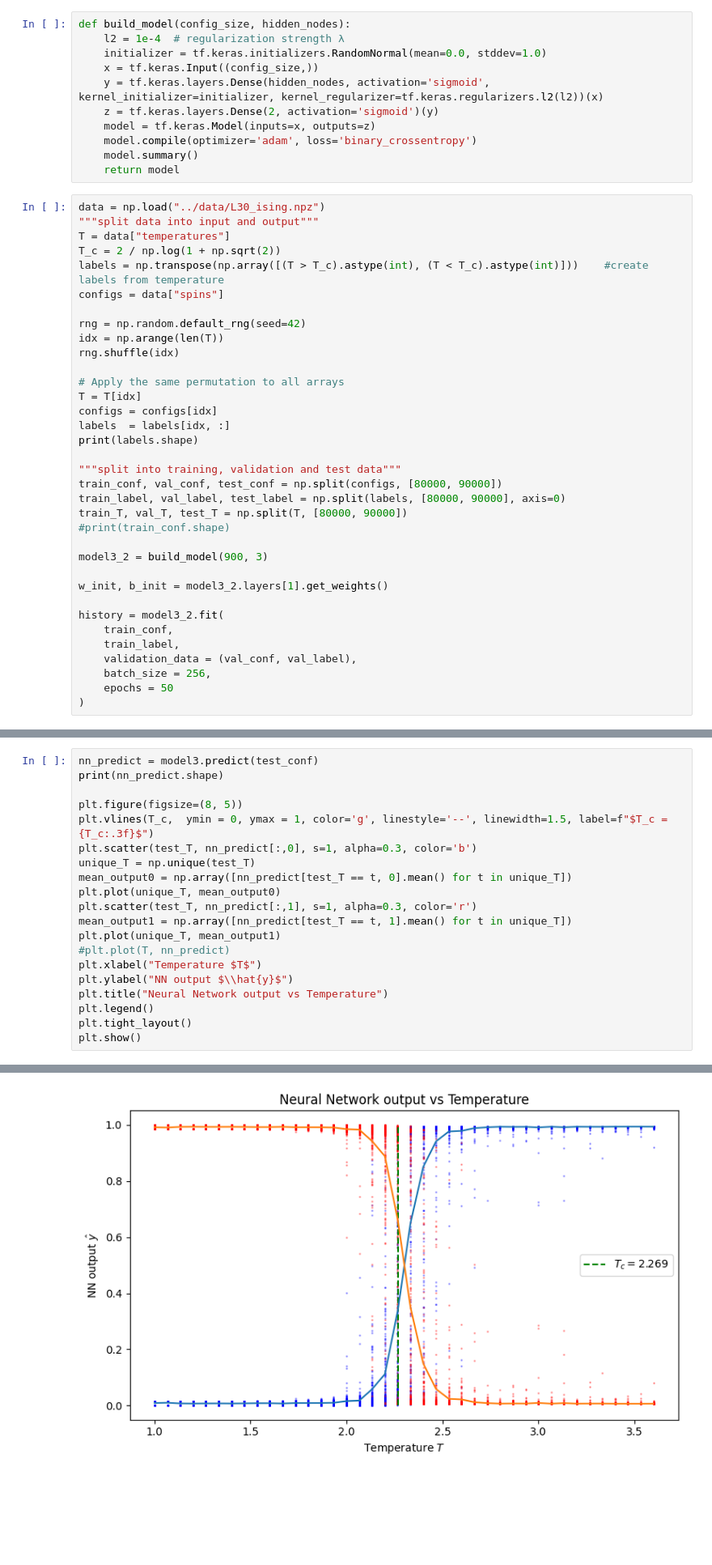
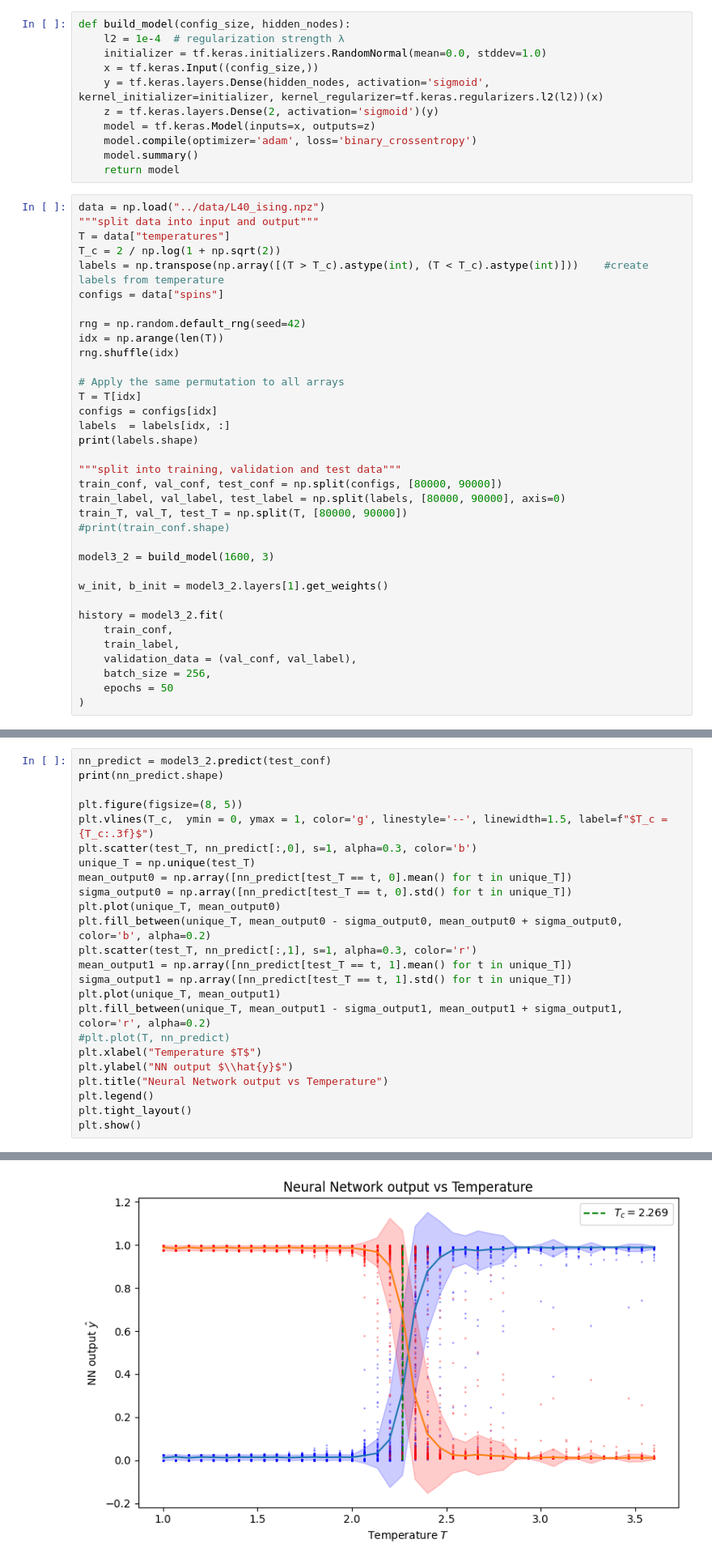
Before and after one commit to Dragulalala/CSP-Project-Ising-CNN, a Jupyter notebook: mario/NN_mario.ipynb, the cells around one changed output, grey strips where cells are left out. Shown at 81% size. Cells and saved outputs as stored; diff of their text form; blank space fills up the shorter version.

```diff
--- a/mario/NN_mario.ipynb
+++ b/mario/NN_mario.ipynb
@@ -168,7 +217,7 @@ def build_model(config_size, hidden_nodes):
     model.summary()
     return model
 # %%
-data = np.load("../data/L30_ising.npz")
+data = np.load("../data/L40_ising.npz")
 """split data into input and output"""
 T = data["temperatures"]
 T_c = 2 / np.log(1 + np.sqrt(2))
@@ -191,7 +240,7 @@ train_label, val_label, test_label = np.split(labels, [80000, 90000], axis=0)
 train_T, val_T, test_T = np.split(T, [80000, 90000])
 #print(train_conf.shape)
 
-model3_2 = build_model(900, 3)
+model3_2 = build_model(1600, 3)
 
 w_init, b_init = model3_2.layers[1].get_weights()
 
@@ -274,5 +323,5 @@ plt.show()
 # %%
-nn_predict = model3.predict(test_conf)
+nn_predict = model3_2.predict(test_conf)
 print(nn_predict.shape)
 
 plt.figure(figsize=(8, 5))
@@ -280,10 +329,14 @@ plt.vlines(T_c,  ymin = 0, ymax = 1, color='g', linestyle='--', linewidth=1.5, l
 plt.scatter(test_T, nn_predict[:,0], s=1, alpha=0.3, color='b')
 unique_T = np.unique(test_T)
 mean_output0 = np.array([nn_predict[test_T == t, 0].mean() for t in unique_T])
+sigma_output0 = np.array([nn_predict[test_T == t, 0].std() for t in unique_T])
 plt.plot(unique_T, mean_output0)
+plt.fill_between(unique_T, mean_output0 - sigma_output0, mean_output0 + sigma_output0, color='b', alpha=0.2)
 plt.scatter(test_T, nn_predict[:,1], s=1, alpha=0.3, color='r')
 mean_output1 = np.array([nn_predict[test_T == t, 1].mean() for t in unique_T])
+sigma_output1 = np.array([nn_predict[test_T == t, 1].std() for t in unique_T])
 plt.plot(unique_T, mean_output1)
+plt.fill_between(unique_T, mean_output1 - sigma_output1, mean_output1 + sigma_output1, color='r', alpha=0.2)
 #plt.plot(T, nn_predict)
 plt.xlabel("Temperature $T$")
 plt.ylabel("NN output $\\hat{y}$")
@@ -296,5 +349,5 @@ plt.show()
 (10000, 2)
-[figure, old version]
+[figure, new version]
 # %% [markdown]
 ### NN with 100 hidden nodes and 2 output nodes
 # %%
```
Also changed, not shown: parts of 9 cells of this notebook.
